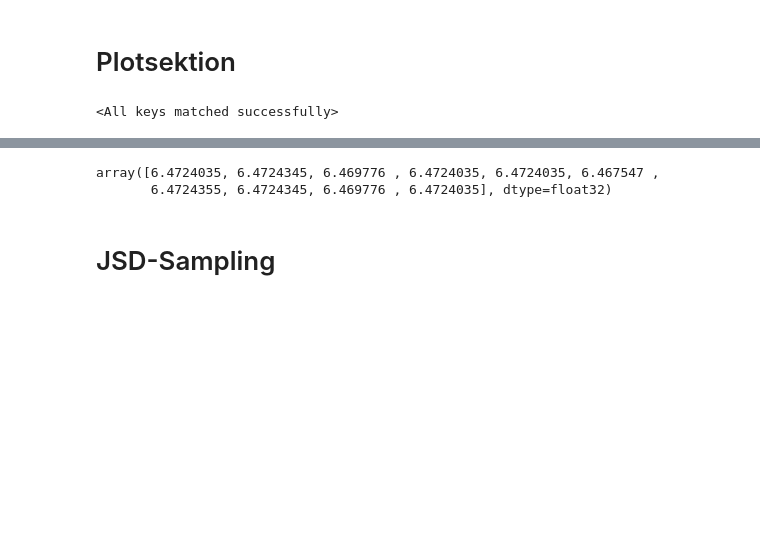
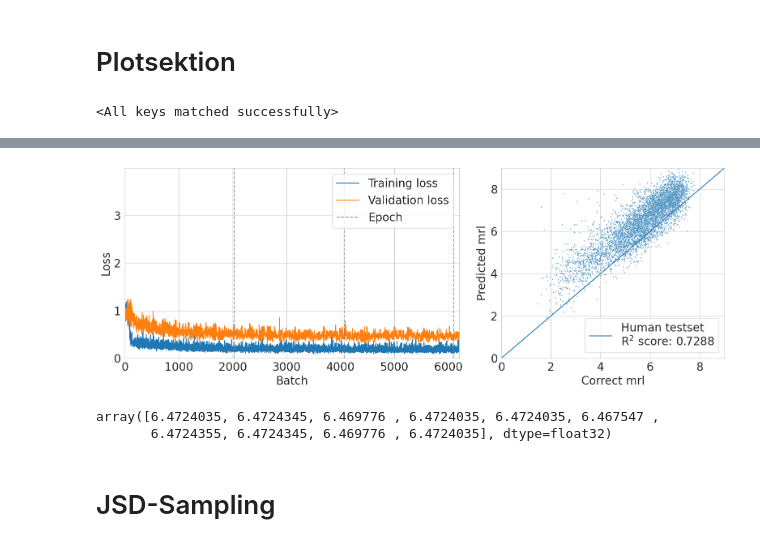
Before and after one commit to jechochamber/Bachelor, a Jupyter notebook: model.ipynb, the cells around one changed output, grey strips where cells are left out. Cells and saved outputs as stored; diff of their text form; code cells hidden in the pictures; blank space fills up the shorter version.

```diff
--- a/model.ipynb
+++ b/model.ipynb
@@ -445 +518,38 @@ Text(0.5, 1.0, 'trained model mrl prediction on human data')
+# %%
+modelplot_variables=pickle.load(open('data/modelplot.pkl','rb'))
+batch_plot=modelplot_variables[0]
+loss_plot=modelplot_variables[1]
+val_batch_plot=modelplot_variables[2]
+val_plot=modelplot_variables[3]
+trained_human_mrl=modelplot_variables[4]
+trained_random_mrl=modelplot_variables[5]
+# %%
+%matplotlib inline
+plt.rc('font',size=20)
+sns.set_style("whitegrid")
+fig, axs = plt.subplots(1,2,gridspec_kw={'width_ratios':[3,2]}, figsize=(16,6))
+sns.lineplot(x=batch_plot,y=loss_plot,label='Training loss',ax=axs[0])
+sns.lineplot(x=val_batch_plot,y=val_plot,label='Validation loss',ax=axs[0])
+axs[0].vlines(np.arange(0,len(batch_plot)+10,int(len(trainloader))),0,4.3,linestyles='dashed',alpha=0.8,color='grey',label='Epoch')
+axs[0].set_xlabel('Batch',size=20)
+axs[0].set_ylabel('Loss',size=20)
+axs[0].set_xlim([0,6200])
+axs[0].set_ylim([0,4])
+axs[0].set_yticks([0,1,2,3])
+axs[0].legend()
+
+sns.scatterplot(x=correct_human_mrl,y=trained_human_mrl,s=3,ax=axs[1])
+sns.lineplot(x=np.linspace(0,9,num=10),y=np.linspace(0,9,num=10),label=f'Human testset\nR$^2$ score: {round(pearsonr(correct_human_mrl,trained_human_mrl)[0]**2,4)}')
+axs[1].set_xlabel('Correct mrl',size=20)
+axs[1].set_ylabel('Predicted mrl',size=20)
+axs[1].set_xlim([0,9])
+axs[1].set_xticks([0,2,4,6,8])
+axs[1].set_ylim([0,9])
+axs[1].set_yticks([0,2,4,6,8])
+
+
+fig.tight_layout()
+plt.show()
+# %% [output]
+[figure, added]
 # %%
```
Also changed, not shown: parts of 47 cells of this notebook, 11 other files.
